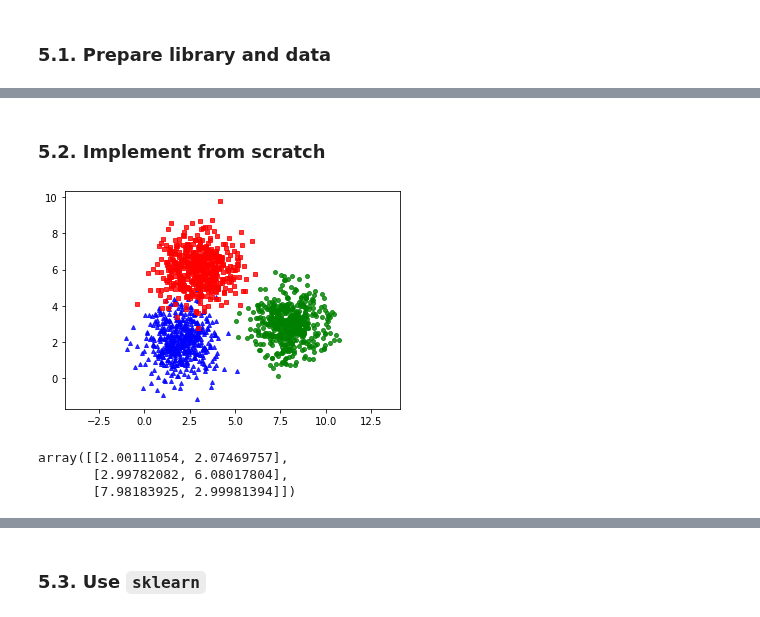
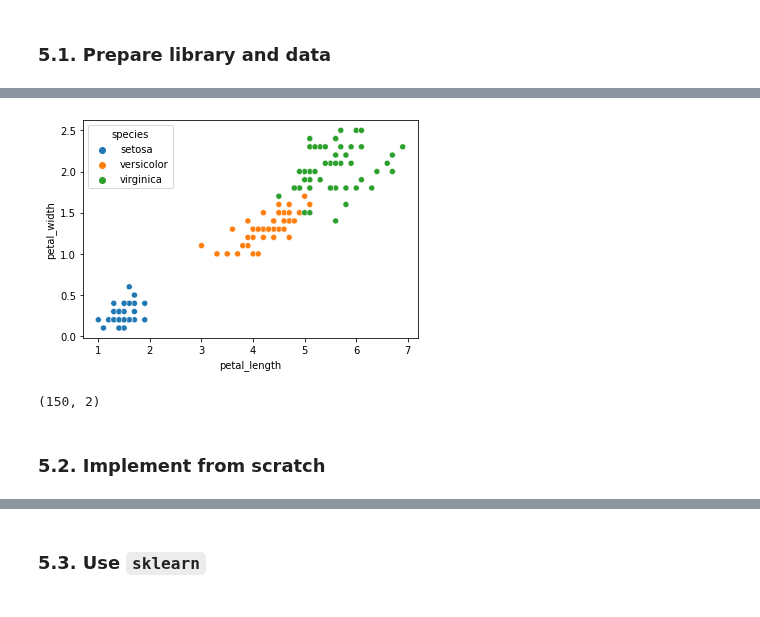
Before and after one commit to MinhHuuNguyen/mci-python, a Jupyter notebook: python_lv2/lectures/7_kmeans.ipynb, the cells around one changed output, grey strips where cells are left out. Drawn from its saved outputs; the diff is of its cells as text; code cells hidden in the pictures.

Commit message:
Finish change data to iris and build class

```diff
--- a/python_lv2/lectures/7_kmeans.ipynb
+++ b/python_lv2/lectures/7_kmeans.ipynb
@@ -162,0 +143,3 @@ array([0, 0, 0, ..., 2, 2, 2])
+# %%
+iris_df = sns.load_dataset('iris')
+iris_df
@@ -162,0 +160,3 @@ array([0, 0, 0, ..., 2, 2, 2])
+# %%
+df = iris_df.drop(columns=['sepal_length', 'sepal_width'])
+df
@@ -163,2 +177,12 @@ array([0, 0, 0, ..., 2, 2, 2])
+# %%
+sns.scatterplot(data=df, x='petal_length', y='petal_width', hue='species')
+plt.show()
+# %% [output]
+[figure, added]
+# %%
+X = np.array(df.iloc[:, :2])
+X.shape
+# %% [output]
+(150, 2)
 # %% [markdown]
 ### 5.2. Implement from scratch
@@ -179,4 +188,0 @@ def kmeans_display(X, label):
-# %%
-kmeans_display(X, y)
-# %% [output]
-[figure, removed]
@@ -220,7 +188,0 @@ def kmeans(X, K):
-# %%
-(centers, labels, it) = kmeans(X, K)
-centers[-1]
-# %% [output]
-array([[2.00111054, 2.07469757],
-       [2.99782082, 6.08017804],
-       [7.98183925, 2.99981394]])
```
Also changed, not shown: parts of 31 cells of this notebook.
